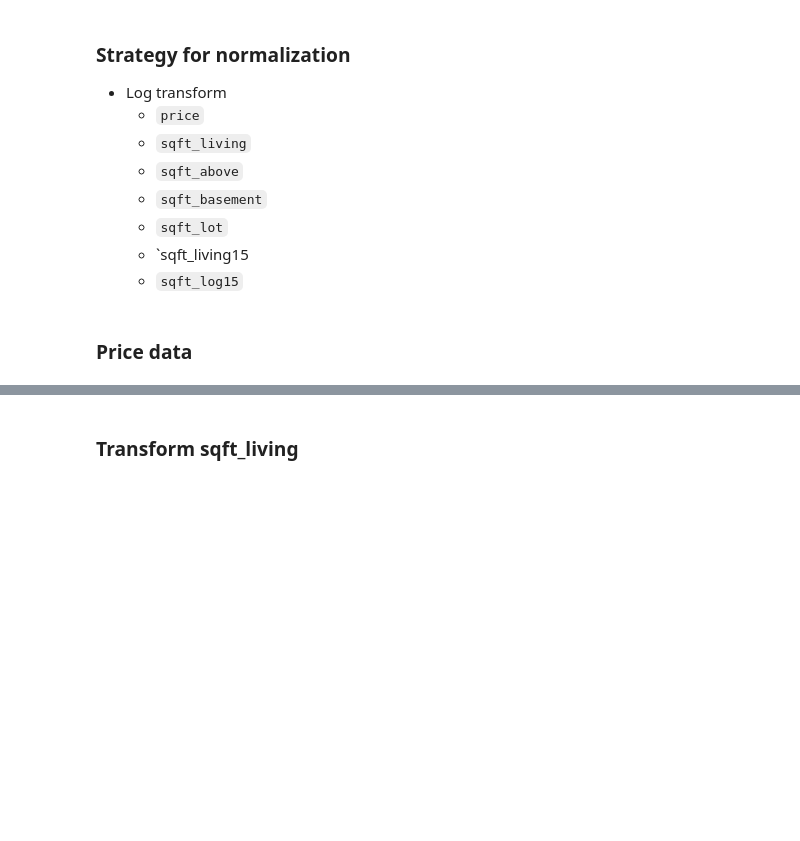
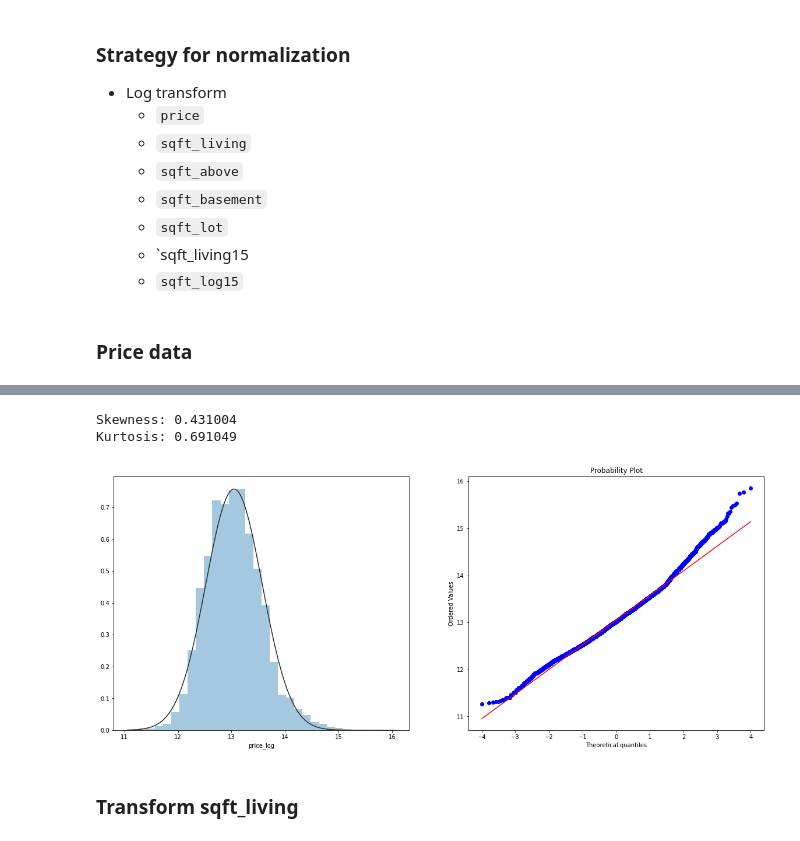
Before and after one commit to kjspring/dsc-phase-2-project-v2-3, a Jupyter notebook: project_notebook.ipynb, the cells around one changed output, grey strips where cells are left out. Drawn from its saved outputs; the diff is of its cells as text; code cells hidden in the pictures; blank space fills up the shorter version.

```diff
--- a/project_notebook.ipynb
+++ b/project_notebook.ipynb
@@ -448,17 +415,19 @@ print("Kurtosis: %f" % df['price'].kurt()) # leptokurtic (>3)
 # %%
 # log transform price data
-import numpy as np
-
 df['price_log'] = np.log(df['price'])
 
 #histogram and normal probability plot for log transformed price data
-sns.distplot(df['price_log'], fit=norm, bins=30, kde=False);
-fig = plt.figure()
-res = stats.probplot(df['price_log'], plot=plt)
+fig, (ax1, ax2) = plt.subplots(1,2, figsize=(20,8))
+sns.distplot(df['price_log'], fit=norm, bins=30, kde=False, ax=ax1);
+res = stats.probplot(df['price_log'], plot=ax2)
 
 # This shows a right-skewed distribution
 ## https://medium.com/@atanudan/kurtosis-skew-function-in-pandas-aa63d72e20de
 print("Skewness: %f" % df['price_log'].skew()) # Data is not skewed
-print("Kurtosis: %f" % df['price_log'].kurt()) # platykurtic (Kurtosis <3) distributio
+print("Kurtosis: %f" % df['price_log'].kurt()) # platykurtic (Kurtosis <3) distribution
+# %% [output]
+Skewness: 0.431004
+Kurtosis: 0.691049
+[figure, added]
 # %% [markdown]
 ### Transform sqft_living
```
Also changed, not shown: parts of 20 cells of this notebook.
